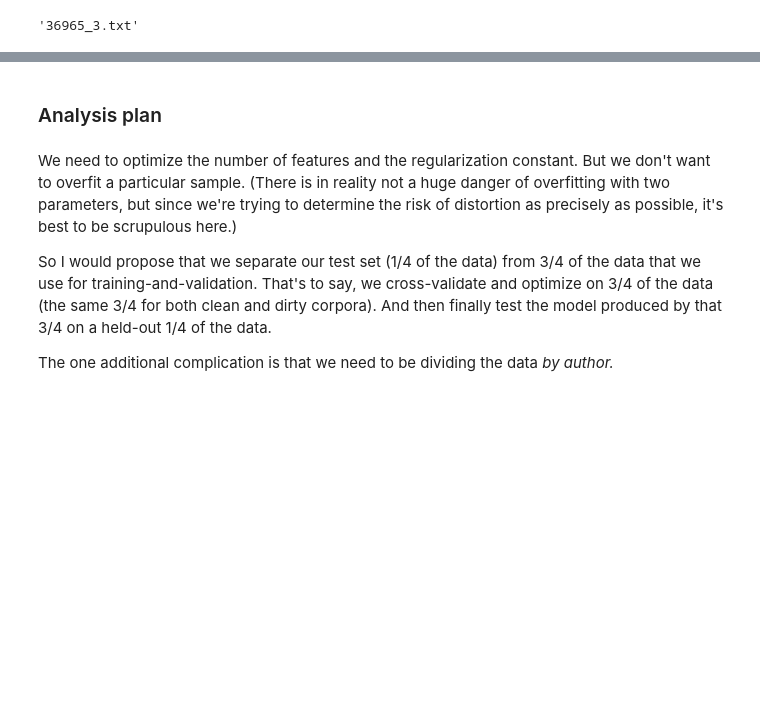
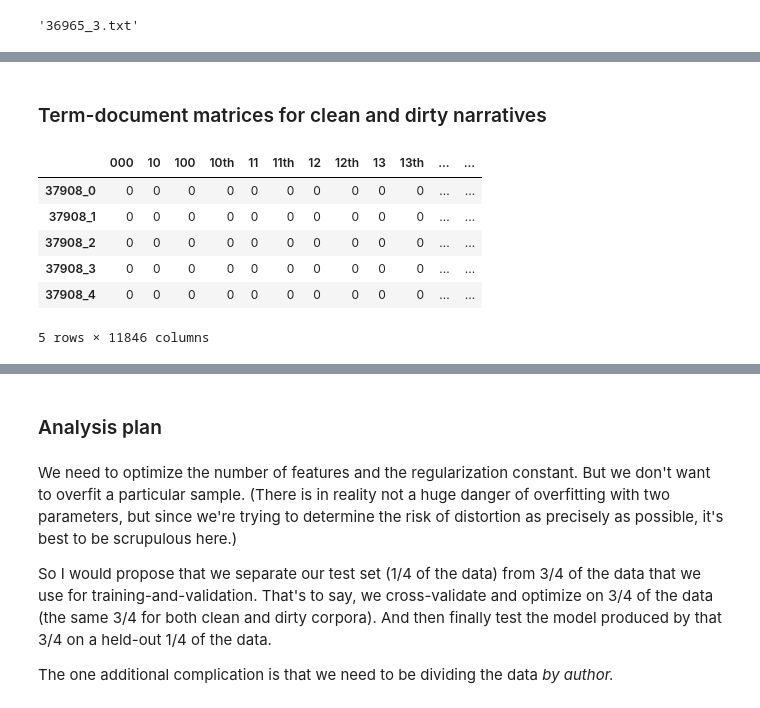
Before and after one commit to tedunderwood/nehuncertainty, a Jupyter notebook: analysis/first_analysis_template.ipynb, the cells around one changed output, grey strips where cells are left out. Saved outputs shown, nothing was run; the diff lists cells and outputs as text; code cells hidden in the pictures; blank space fills up the shorter version.

```diff
--- a/analysis/first_analysis_template.ipynb
+++ b/analysis/first_analysis_template.ipynb
@@ -67,0 +209,3 @@ Eventually we will read this in directly. For  right now, a kludge:
+# %%
+all_selected_vols = indexes_f + selected
+len(all_selected_vols)
@@ -67,0 +214,4 @@ Eventually we will read this in directly. For  right now, a kludge:
+# %%
+selected_gbindexes = ourtitles.loc[all_selected_vols, 'gbindex']
+print('We have ', len(selected_gbindexes))
+selected_gbindexes[0:10]
@@ -67,0 +231,3 @@ Eventually we will read this in directly. For  right now, a kludge:
+# %%
+modelmeta = fullmeta.loc[fullmeta['gbindex'].isin(selected_gbindexes), : ]
+modelmeta.shape
@@ -67,0 +246,35 @@ Eventually we will read this in directly. For  right now, a kludge:
+# %% [markdown]
+### Term-document matrices for clean and dirty narratives
+# %%
+clean_rootdir = '/Users/tunder/Box Sync/NEHproject/cleannarratives/'
+dirty_rootdir = '/Users/tunder/Box Sync/NEHproject/dirtynarratives/'
+
+clean_paths = []
+dirty_paths = []
+
+for chunk_id in modelmeta['chunkid']:
+    clean_paths.append(clean_rootdir + chunk_id + '.txt')
+    dirty_paths.append(dirty_rootdir + chunk_id + '.txt')
+# %%
+if 'chunkid' in modelmeta.columns:
+    model_chunk_ids = modelmeta['chunkid']
+    modelmeta = modelmeta.set_index('chunkid')   # If we haven't made this the index yet, let's do it.
+else:
+    model_chunk_ids = modelmeta.index.tolist()
+
+
+vectorizer = CountVectorizer(input = 'filename', min_df = .04)
+sparse_clean_counts = vectorizer.fit_transform(clean_paths) # the vectorizer produces something
+                                                               # called a 'sparse matrix'; we need to
+                                                               # unpack it
+clean_wordcounts = pd.DataFrame(sparse_clean_counts.toarray(), index = model_chunk_ids,
+                            columns = vectorizer.get_feature_names())
+clean_wordcounts.head()
+# %% [output]
+|  | 000 | 10 | 100 | 10th | 11 | 11th | 12 | 12th | 13 | 13th | ... | ... |
+| 37908_0 | 0 | 0 | 0 | 0 | 0 | 0 | 0 | 0 | 0 | 0 | ... | ... |
+| 37908_1 | 0 | 0 | 0 | 0 | 0 | 0 | 0 | 0 | 0 | 0 | ... | ... |
+| 37908_2 | 0 | 0 | 0 | 0 | 0 | 0 | 0 | 0 | 0 | 0 | ... | ... |
+| 37908_3 | 0 | 0 | 0 | 0 | 0 | 0 | 0 | 0 | 0 | 0 | ... | ... |
+| 37908_4 | 0 | 0 | 0 | 0 | 0 | 0 | 0 | 0 | 0 | 0 | ... | ... |
+5 rows × 11846 columns
```
Also changed, not shown: parts of 40 cells of this notebook, 1 other file.
